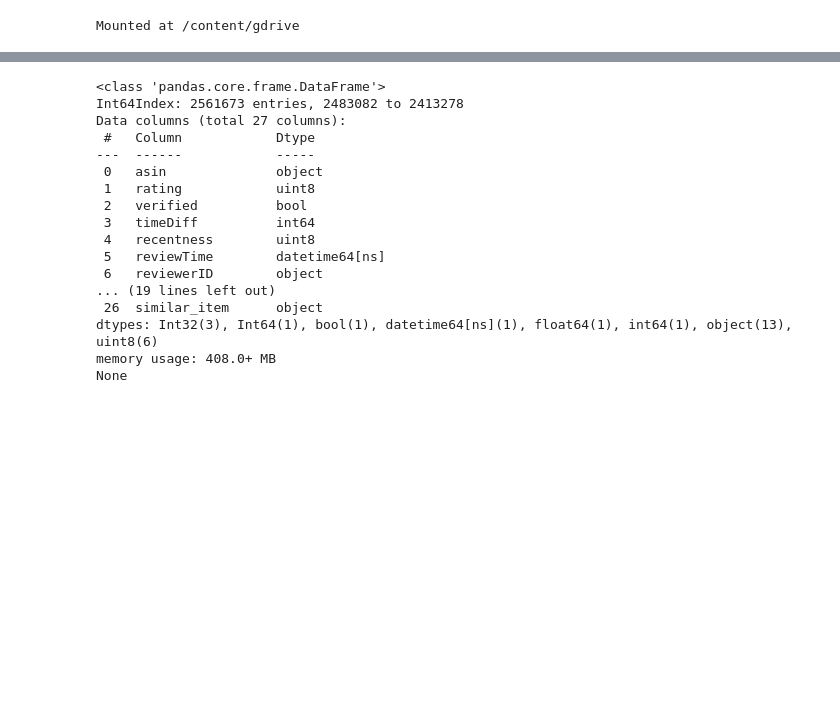
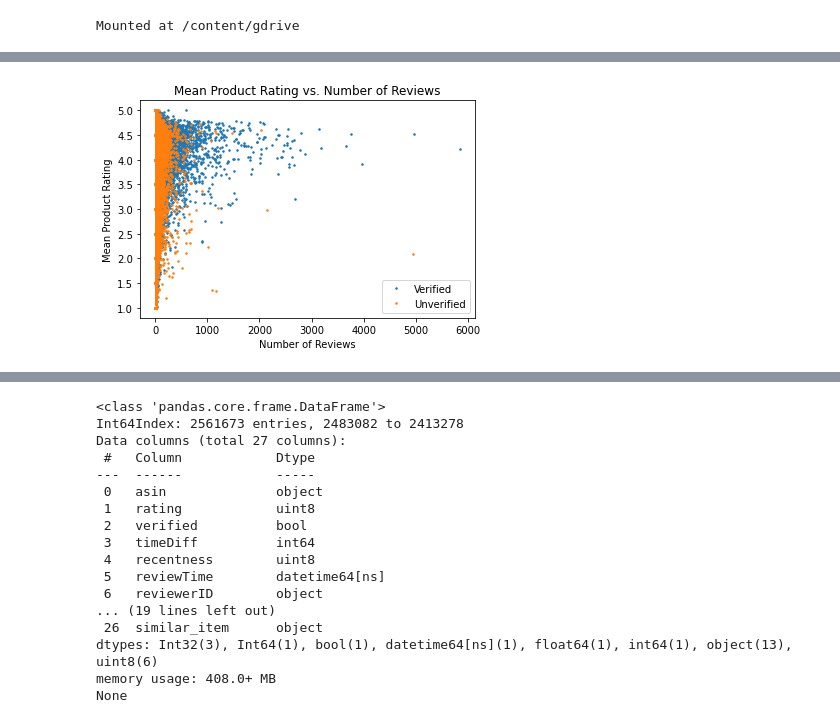
Before and after one commit to ting486/Consumer-Reviews-And-Purchasing-Decisions, a Jupyter notebook: amazon_video_games_25GB_RAM.ipynb, the cells around one changed output, grey strips where cells are left out. Saved outputs shown, nothing was run; the diff lists cells and outputs as text; code cells hidden in the pictures; blank space fills up the shorter version.

```diff
--- a/amazon_video_games_25GB_RAM.ipynb
+++ b/amazon_video_games_25GB_RAM.ipynb
@@ -290,0 +267,6 @@ dfAll = dfAll.sort_values(by=['asin', 'timeDiff'])
+# %%
+# get mean rating and total counts per asin per verified
+gcAsinVer = dfReviews.groupby(['asin', 'verified'], as_index=False).agg({'rating': 'mean', 'reviewerID': 'count'})
+gcAsinVer = gcAsinVer.rename(columns={'rating': 'avgRating', 'reviewerID': 'numReviews'})
+gcAsinVer = gcAsinVer.sort_values(by=['numReviews', 'asin', 'verified'], ascending=[False, True, True], ignore_index=True)
+print(gcAsinVer.info())
@@ -290,0 +286,15 @@ dfAll = dfAll.sort_values(by=['asin', 'timeDiff'])
+# %%
+# plot scatterplot of ratings vs. number of reviews per product for verified and unverified reviews respectively
+gcVerified = gcAsinVer.loc[gcAsinVer['verified'] == True]
+gcUnverified = gcAsinVer.loc[gcAsinVer['verified'] == False]
+
+plt.figure()
+plt.plot(gcVerified['numReviews'], gcVerified['avgRating'], '.', markersize=3, label='Verified')
+plt.plot(gcUnverified['numReviews'], gcUnverified['avgRating'], '.', markersize=3, label='Unverified')
+plt.title('Mean Product Rating vs. Number of Reviews')
+plt.xlabel('Number of Reviews')
+plt.ylabel('Mean Product Rating')
+plt.legend()
+plt.show()
+# %% [output]
+[figure, added]
```
Also changed, not shown: parts of 78 cells of this notebook.
